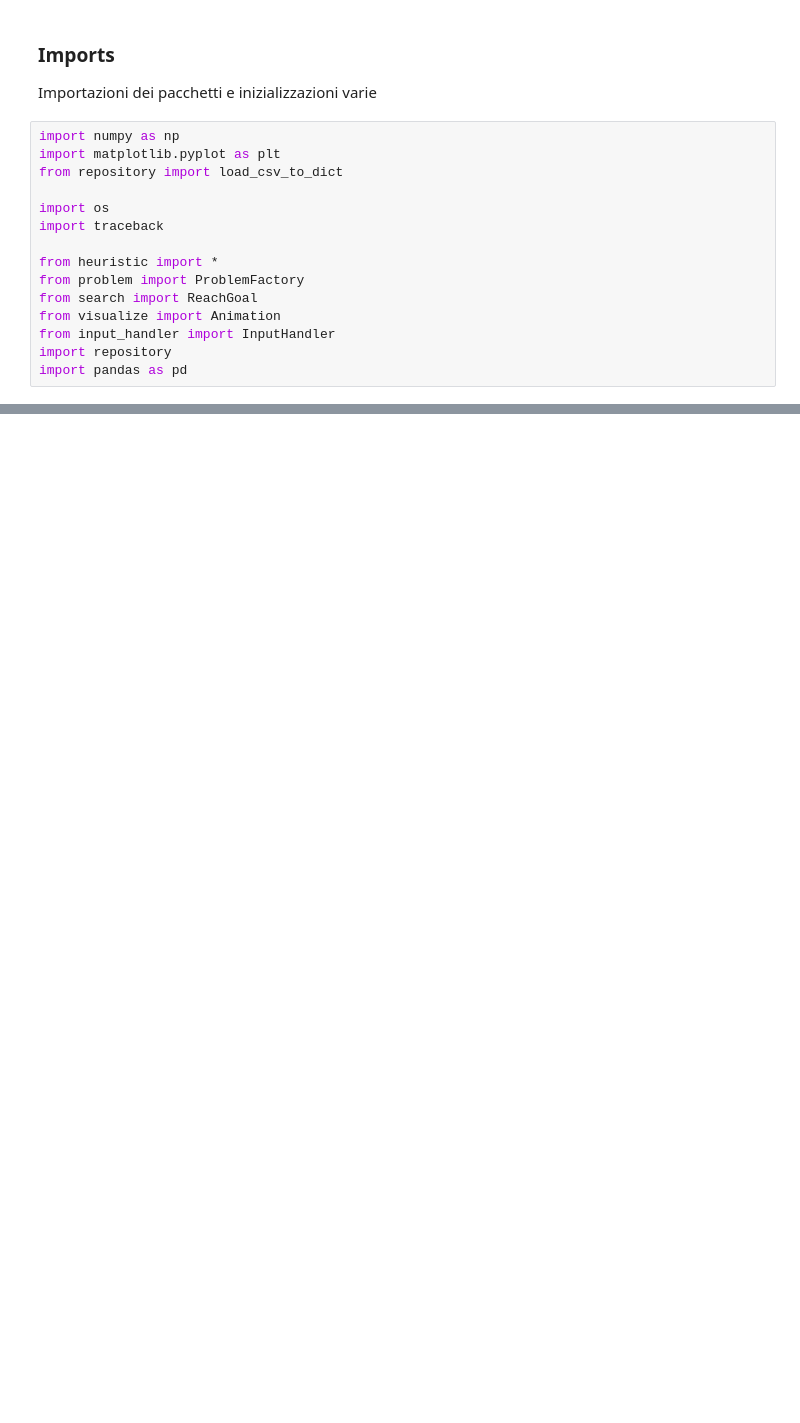
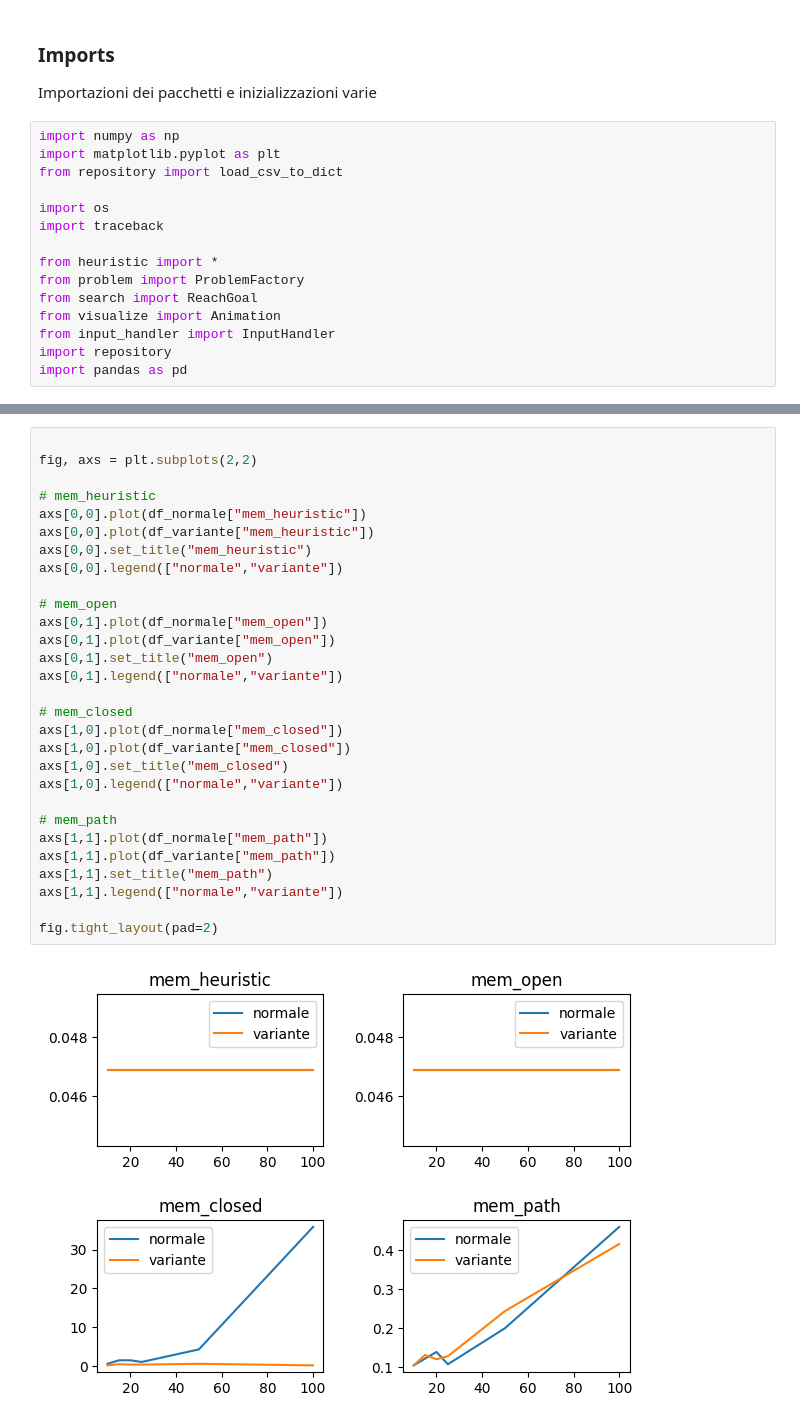
Before and after one commit to nikbet98/ProgettoAlgoritmi, a Jupyter notebook: test.ipynb, the cells around one changed output, grey strips where cells are left out. Cells and saved outputs as stored; diff of their text form; blank space fills up the shorter version.

```diff
--- a/test.ipynb
+++ b/test.ipynb
@@ -83,0 +80,31 @@ plt.show()
+# %%
+
+fig, axs = plt.subplots(2,2)
+
+# mem_heuristic
+axs[0,0].plot(df_normale["mem_heuristic"])
+axs[0,0].plot(df_variante["mem_heuristic"])
+axs[0,0].set_title("mem_heuristic")
+axs[0,0].legend(["normale","variante"])
+
+# mem_open
+axs[0,1].plot(df_normale["mem_open"])
+axs[0,1].plot(df_variante["mem_open"])
+axs[0,1].set_title("mem_open")
+axs[0,1].legend(["normale","variante"])
+
+# mem_closed
+axs[1,0].plot(df_normale["mem_closed"])
+axs[1,0].plot(df_variante["mem_closed"])
+axs[1,0].set_title("mem_closed")
+axs[1,0].legend(["normale","variante"])
+
+# mem_path
+axs[1,1].plot(df_normale["mem_path"])
+axs[1,1].plot(df_variante["mem_path"])
+axs[1,1].set_title("mem_path")
+axs[1,1].legend(["normale","variante"])
+
+fig.tight_layout(pad=2)
+# %% [output]
+[figure, added]
```
Also changed, not shown: parts of 38 cells of this notebook, 2 other files.
